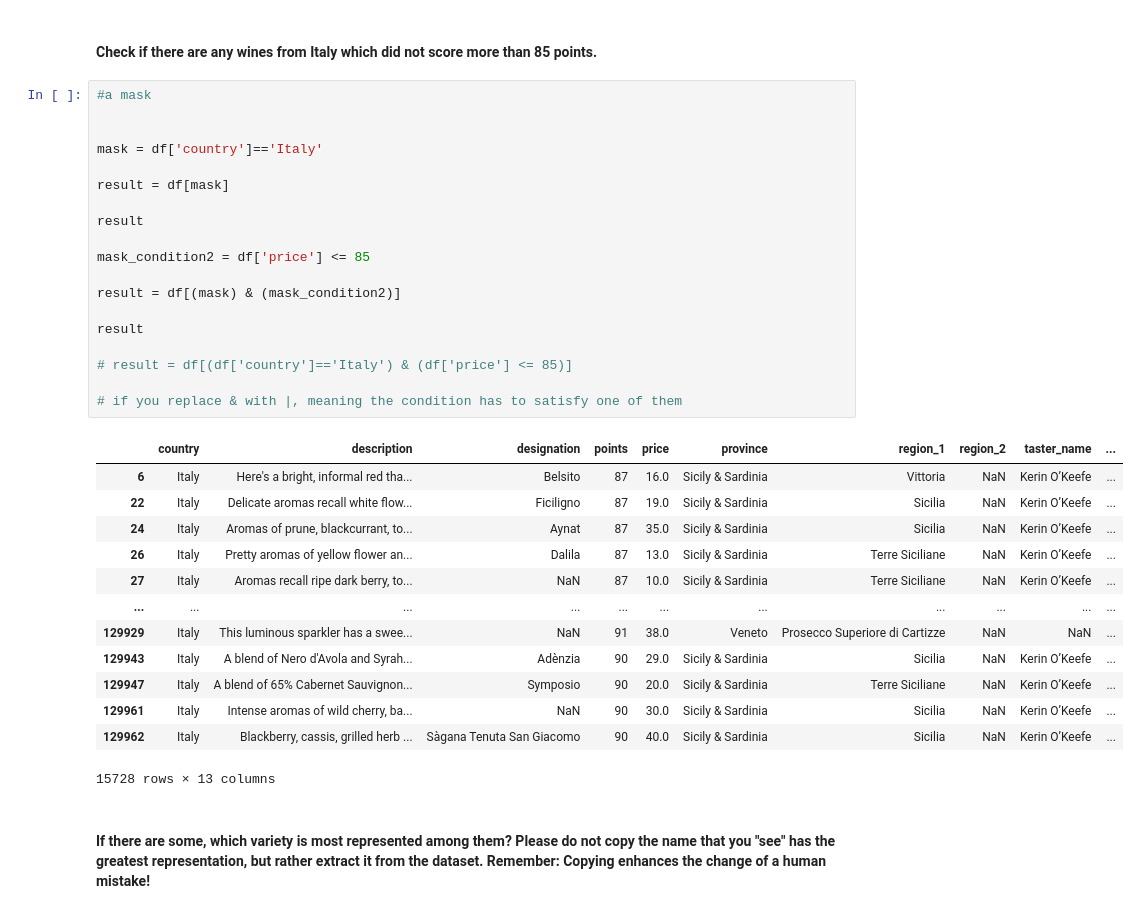
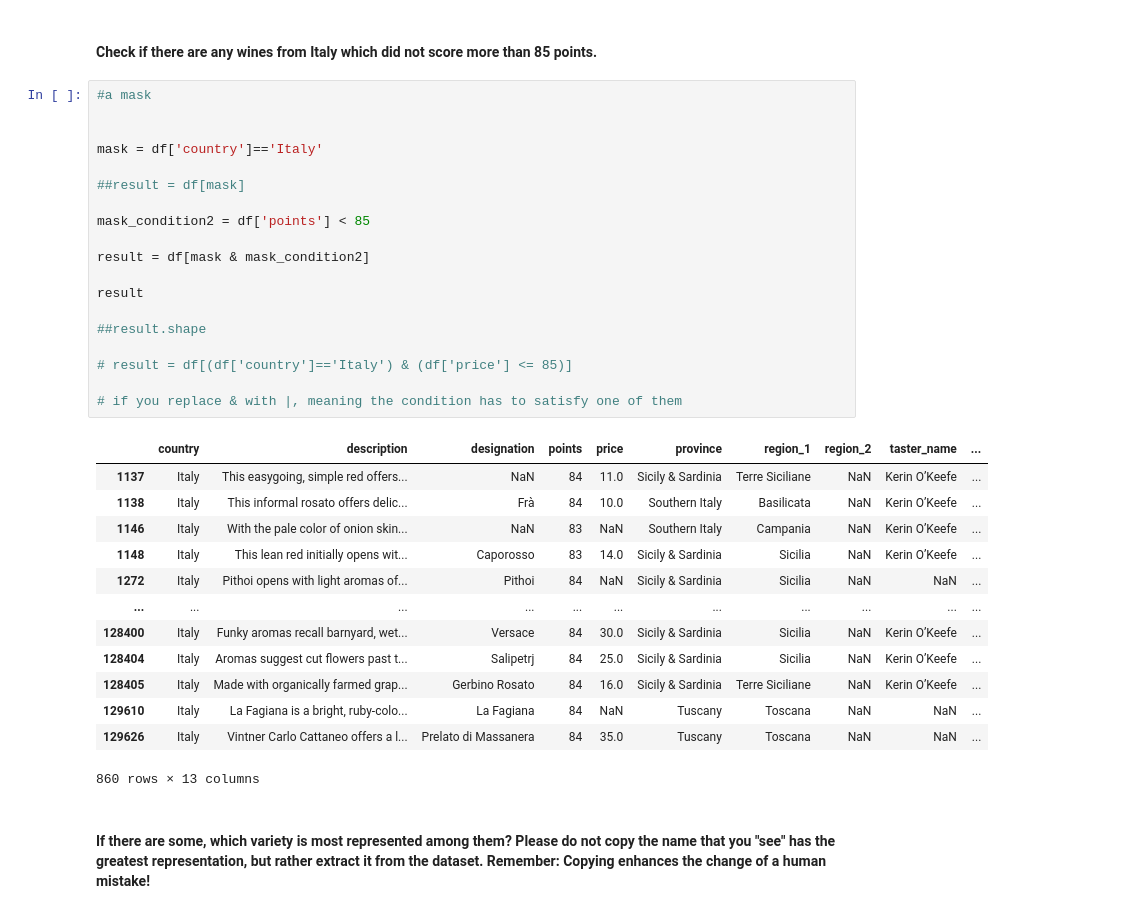
Before and after one commit to ramiejleh/ReDi_DataAnalytics_Repo, a Jupyter notebook: Homework/ANH/lesson04/exercises/data-manipulation-exercises.ipynb, the cells around one changed output. Drawn from its saved outputs; the diff is of its cells as text.

```diff
--- a/Homework/ANH/lesson04/exercises/data-manipulation-exercises.ipynb
+++ b/Homework/ANH/lesson04/exercises/data-manipulation-exercises.ipynb
@@ -43,36 +43,36 @@ df
 # %%
 #a mask
 
 
 mask = df['country']=='Italy'
 
-result = df[mask]
+##result = df[mask]
+
+mask_condition2 = df['points'] < 85
+
+result = df[mask & mask_condition2]
 
 result
 
-mask_condition2 = df['price'] <= 85
-
-result = df[(mask) & (mask_condition2)]
-
-result
+##result.shape
 
 # result = df[(df['country']=='Italy') & (df['price'] <= 85)]
 
 # if you replace & with |, meaning the condition has to satisfy one of them
 # %% [output]
 |  | country | description | designation | points | price | province | region_1 | region_2 | taster_name | ... |
-| 6 | Italy | Here's a bright, informal red tha... | Belsito | 87 | 16.0 | Sicily & Sardinia | Vittoria | NaN | Kerin O’Keefe | ... |
-| 22 | Italy | Delicate aromas recall white flow... | Ficiligno | 87 | 19.0 | Sicily & Sardinia | Sicilia | NaN | Kerin O’Keefe | ... |
-| 24 | Italy | Aromas of prune, blackcurrant, to... | Aynat | 87 | 35.0 | Sicily & Sardinia | Sicilia | NaN | Kerin O’Keefe | ... |
-| 26 | Italy | Pretty aromas of yellow flower an... | Dalila | 87 | 13.0 | Sicily & Sardinia | Terre Siciliane | NaN | Kerin O’Keefe | ... |
-| 27 | Italy | Aromas recall ripe dark berry, to... | NaN | 87 | 10.0 | Sicily & Sardinia | Terre Siciliane | NaN | Kerin O’Keefe | ... |
+| 1137 | Italy | This easygoing, simple red offers... | NaN | 84 | 11.0 | Sicily & Sardinia | Terre Siciliane | NaN | Kerin O’Keefe | ... |
+| 1138 | Italy | This informal rosato offers delic... | Frà | 84 | 10.0 | Southern Italy | Basilicata | NaN | Kerin O’Keefe | ... |
+| 1146 | Italy | With the pale color of onion skin... | NaN | 83 | NaN | Southern Italy | Campania | NaN | Kerin O’Keefe | ... |
+| 1148 | Italy | This lean red initially opens wit... | Caporosso | 83 | 14.0 | Sicily & Sardinia | Sicilia | NaN | Kerin O’Keefe | ... |
+| 1272 | Italy | Pithoi opens with light aromas of... | Pithoi | 84 | NaN | Sicily & Sardinia | Sicilia | NaN | NaN | ... |
 | ... | ... | ... | ... | ... | ... | ... | ... | ... | ... | ... |
-| 129929 | Italy | This luminous sparkler has a swee... | NaN | 91 | 38.0 | Veneto | Prosecco Superiore di Cartizze | NaN | NaN | ... |
-| 129943 | Italy | A blend of Nero d'Avola and Syrah... | Adènzia | 90 | 29.0 | Sicily & Sardinia | Sicilia | NaN | Kerin O’Keefe | ... |
-| 129947 | Italy | A blend of 65% Cabernet Sauvignon... | Symposio | 90 | 20.0 | Sicily & Sardinia | Terre Siciliane | NaN | Kerin O’Keefe | ... |
-| 129961 | Italy | Intense aromas of wild cherry, ba... | NaN | 90 | 30.0 | Sicily & Sardinia | Sicilia | NaN | Kerin O’Keefe | ... |
-| 129962 | Italy | Blackberry, cassis, grilled herb ... | Sàgana Tenuta San Giacomo | 90 | 40.0 | Sicily & Sardinia | Sicilia | NaN | Kerin O’Keefe | ... |
+| 128400 | Italy | Funky aromas recall barnyard, wet... | Versace | 84 | 30.0 | Sicily & Sardinia | Sicilia | NaN | Kerin O’Keefe | ... |
+| 128404 | Italy | Aromas suggest cut flowers past t... | Salipetrj | 84 | 25.0 | Sicily & Sardinia | Sicilia | NaN | Kerin O’Keefe | ... |
+| 128405 | Italy | Made with organically farmed grap... | Gerbino Rosato | 84 | 16.0 | Sicily & Sardinia | Terre Siciliane | NaN | Kerin O’Keefe | ... |
+| 129610 | Italy | La Fagiana is a bright, ruby-colo... | La Fagiana | 84 | NaN | Tuscany | Toscana | NaN | NaN | ... |
+| 129626 | Italy | Vintner Carlo Cattaneo offers a l... | Prelato di Massanera | 84 | 35.0 | Tuscany | Toscana | NaN | NaN | ... |
-15728 rows × 13 columns
+860 rows × 13 columns
 # %% [markdown]
 #### If there are some, which variety is most represented among them? Please do not copy the name that you "see" has the greatest representation, but rather extract it from the dataset. Remember: Copying enhances the change of a human mistake!
 # %%
```
Also changed, not shown: parts of 2 cells of this notebook, 1 other file.
